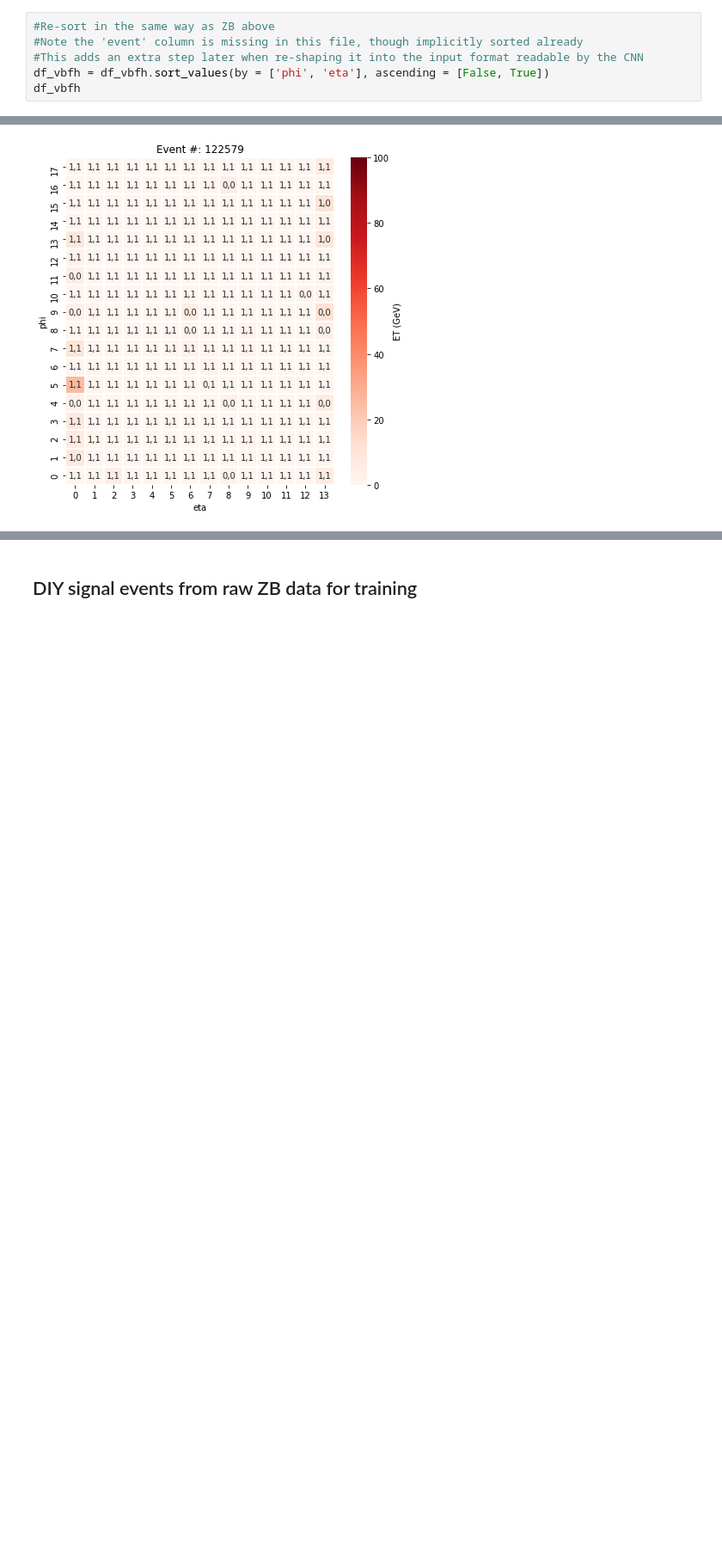
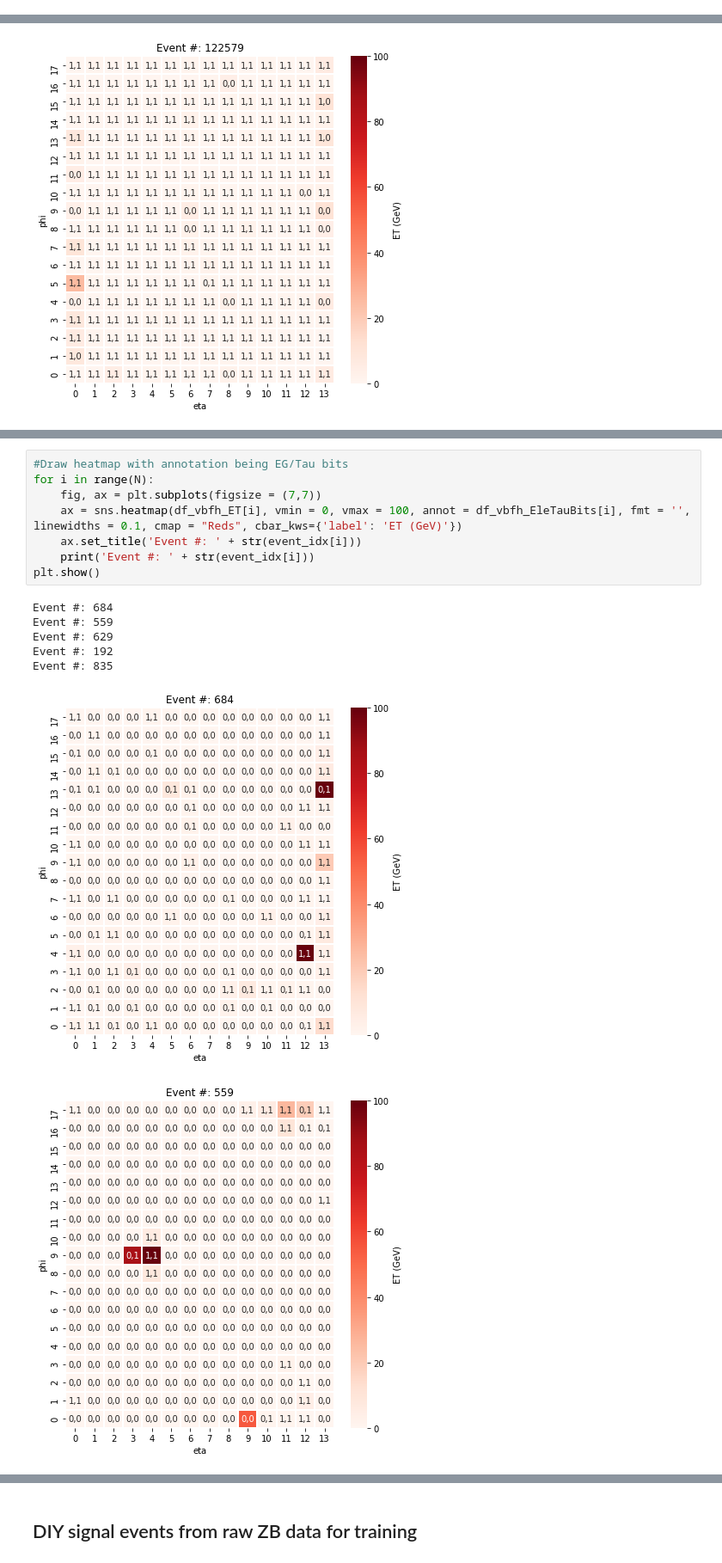
Before and after one commit to hftsoi/ML_CMSL1CaloTrigger, a Jupyter notebook: CNN_training.ipynb, the cells around one changed output, grey strips where cells are left out. Shown at 86% size. Drawn from its saved outputs; the diff is of its cells as text; blank space fills up the shorter version.

```diff
--- a/CNN_training.ipynb
+++ b/CNN_training.ipynb
@@ -79,9 +79,3 @@ df_vbfh
 | 251998 | 13 | 16 | 0 | 15 | 1 | 1 |
 | 251999 | 13 | 17 | 0 | 0 | 0 | 0 |
 252000 rows × 6 columns
-# %%
-#Re-sort in the same way as ZB above
-#Note the 'event' column is missing in this file, though implicitly sorted already
-#This adds an extra step later when re-shaping it into the input format readable by the CNN
-df_vbfh = df_vbfh.sort_values(by = ['phi', 'eta'], ascending = [False, True])
-df_vbfh
@@ -216,0 +282,16 @@ Event #: 122579
+# %%
+#Draw heatmap with annotation being EG/Tau bits
+for i in range(N):
+    fig, ax = plt.subplots(figsize = (7,7))
+    ax = sns.heatmap(df_vbfh_ET[i], vmin = 0, vmax = 100, annot = df_vbfh_EleTauBits[i], fmt = '', linewidths = 0.1, cmap = "Reds", cbar_kws={'label': 'ET (GeV)'})
+    ax.set_title('Event #: ' + str(event_idx[i]))
+    print('Event #: ' + str(event_idx[i]))
+plt.show()
+# %% [output]
+Event #: 684
+Event #: 559
+Event #: 629
+Event #: 192
+Event #: 835
+[figure, added]
+[figure, added]
```
Also changed, not shown: parts of 17 cells of this notebook, 4 other files.
